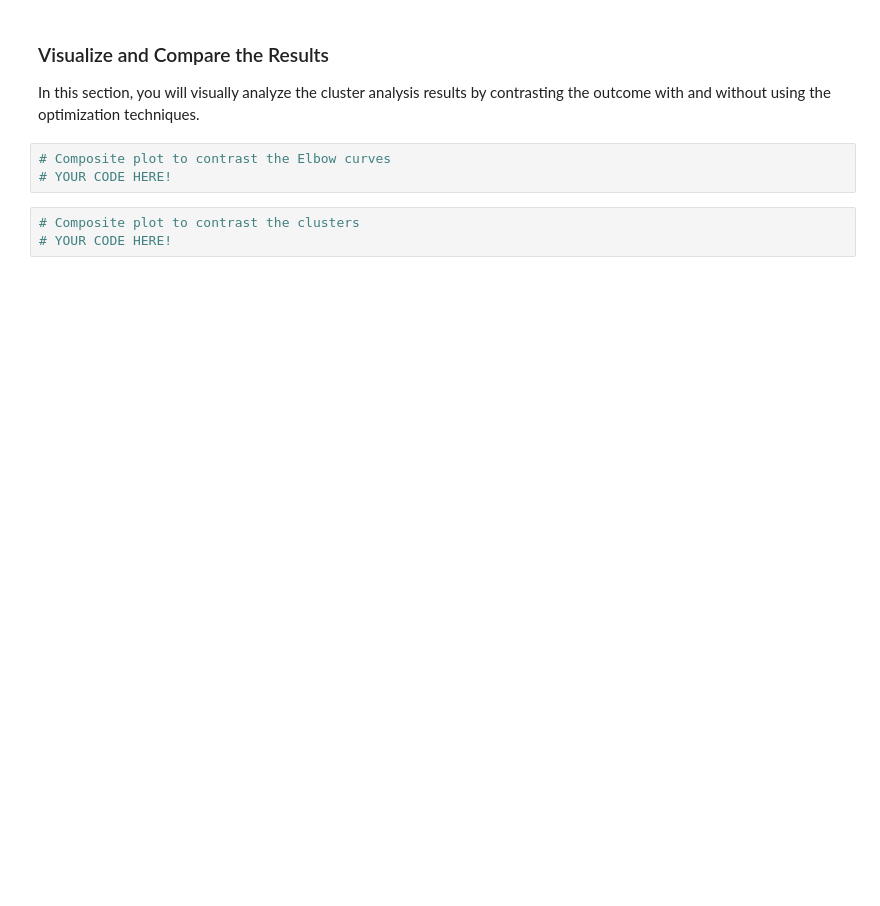
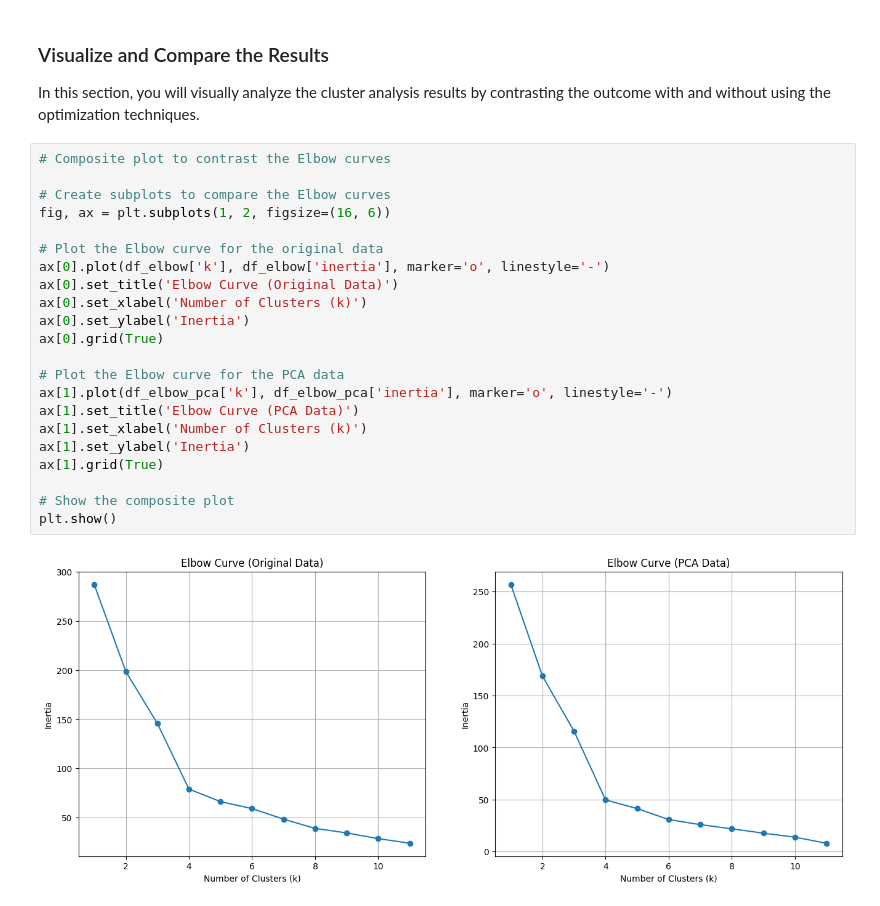
Before and after one commit to omomadcat/CryptoClustering, a Jupyter notebook: Crypto_Clustering.ipynb, the cells around one changed output. Drawn from its saved outputs; the diff is of its cells as text; blank space fills up the shorter version.

```diff
--- a/Crypto_Clustering.ipynb
+++ b/Crypto_Clustering.ipynb
@@ -402,9 +422,27 @@ plt.show()
 ### Visualize and Compare the Results
 
 In this section, you will visually analyze the cluster analysis results by contrasting the outcome with and without using the optimization techniques.
-# %%
-# Composite plot to contrast the Elbow curves
-# YOUR CODE HERE!
-# %%
-# Composite plot to contrast the clusters
-# YOUR CODE HERE!
+# %%
+# Composite plot to contrast the Elbow curves
+
+# Create subplots to compare the Elbow curves
+fig, ax = plt.subplots(1, 2, figsize=(16, 6))
+
+# Plot the Elbow curve for the original data
+ax[0].plot(df_elbow['k'], df_elbow['inertia'], marker='o', linestyle='-')
+ax[0].set_title('Elbow Curve (Original Data)')
+ax[0].set_xlabel('Number of Clusters (k)')
+ax[0].set_ylabel('Inertia')
+ax[0].grid(True)
+
+# Plot the Elbow curve for the PCA data
+ax[1].plot(df_elbow_pca['k'], df_elbow_pca['inertia'], marker='o', linestyle='-')
+ax[1].set_title('Elbow Curve (PCA Data)')
+ax[1].set_xlabel('Number of Clusters (k)')
+ax[1].set_ylabel('Inertia')
+ax[1].grid(True)
+
+# Show the composite plot
+plt.show()
+# %% [output]
+[figure, added]
```
Also changed, not shown: parts of 8 cells of this notebook.
